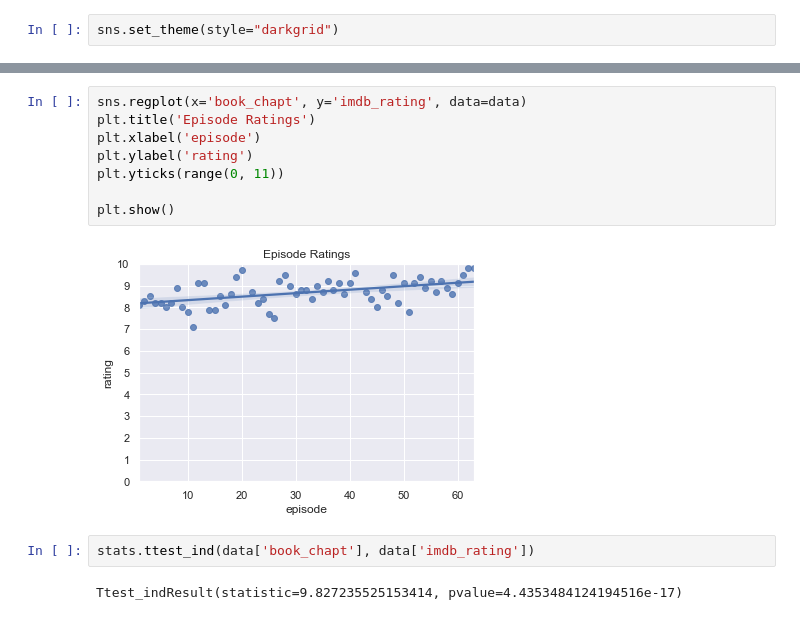
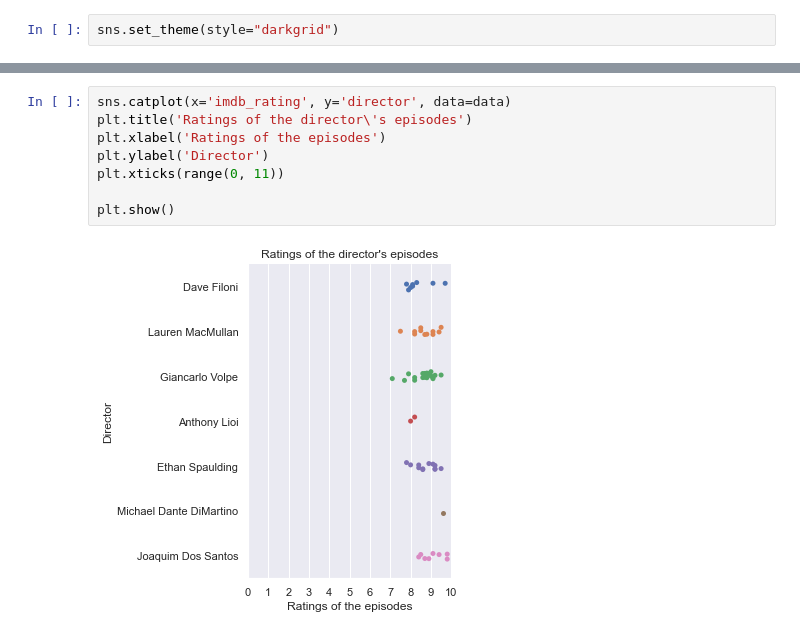
Before and after one commit to sgol11/avatar-analysis, a Jupyter notebook: avatar_analysis.ipynb, the cells around one changed output, grey strips where cells are left out. Cells and saved outputs as stored; diff of their text form.

```diff
--- a/avatar_analysis.ipynb
+++ b/avatar_analysis.ipynb
@@ -185,14 +271,10 @@ plt.show()
 # %%
-sns.regplot(x='book_chapt', y='imdb_rating', data=data)
-plt.title('Episode Ratings')
-plt.xlabel('episode')
-plt.ylabel('rating')
-plt.yticks(range(0, 11))
+sns.catplot(x='imdb_rating', y='director', data=data)
+plt.title('Ratings of the director\'s episodes')
+plt.xlabel('Ratings of the episodes')
+plt.ylabel('Director')
+plt.xticks(range(0, 11))
 
 plt.show()
 # %% [output]
-[figure, old version]
+[figure, new version]
-# %%
-stats.ttest_ind(data['book_chapt'], data['imdb_rating'])
-# %% [output]
-Ttest_indResult(statistic=9.827235525153414, pvalue=4.4353484124194516e-17)
```
Also changed, not shown: parts of 40 cells of this notebook.
